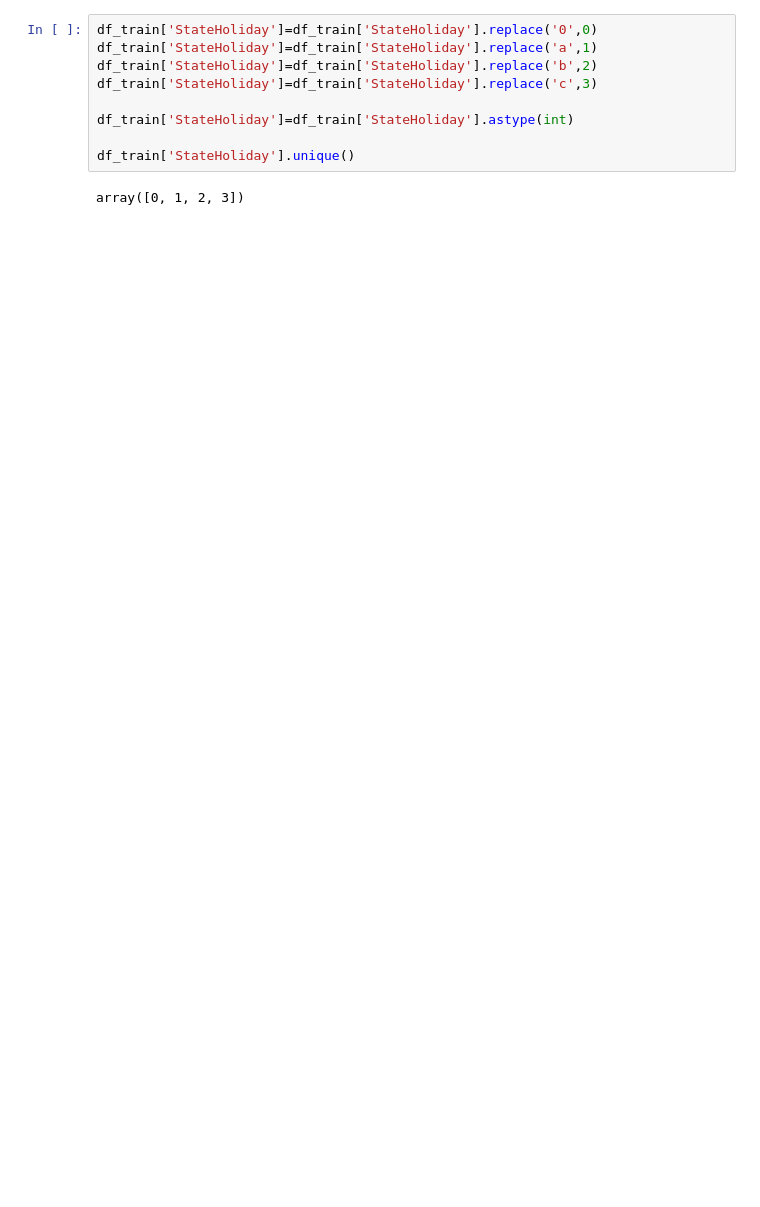
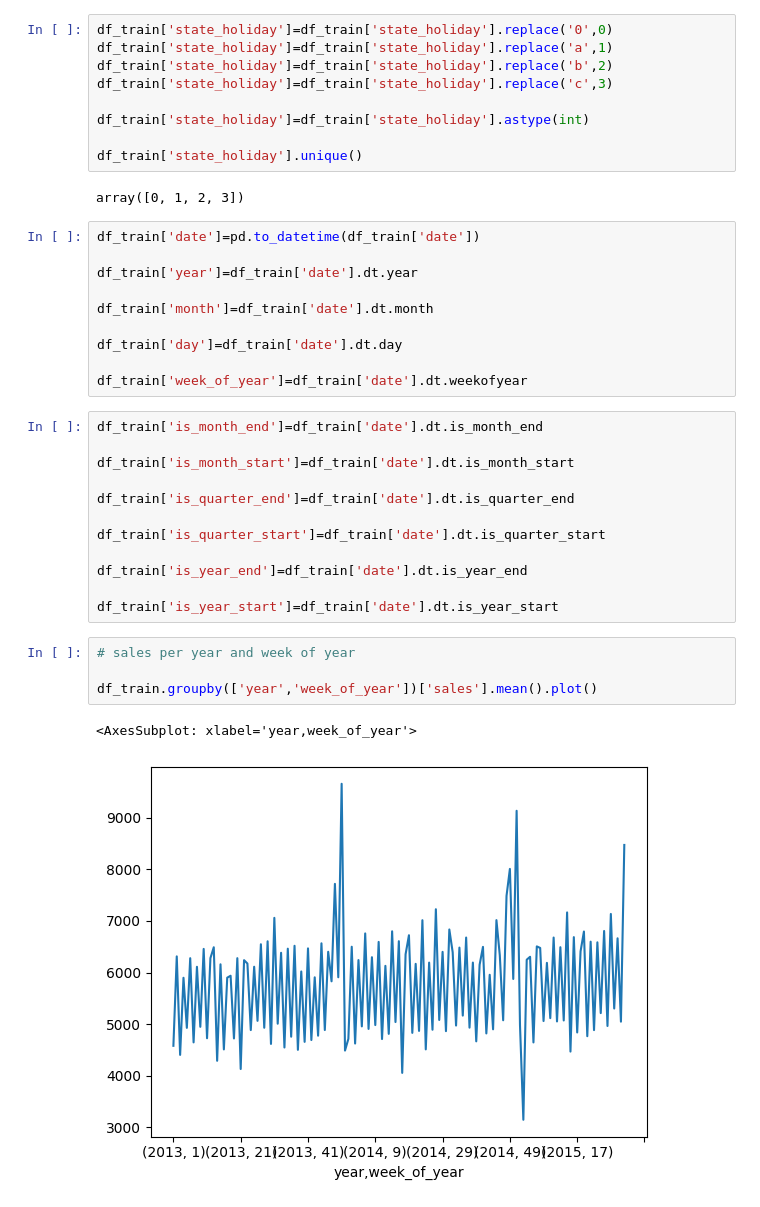
Before and after one commit to Bratpfannengamer/Rossmann, a Jupyter notebook: notebook_till.ipynb, the cells around one changed output. Saved outputs shown, nothing was run; the diff lists cells and outputs as text; blank space fills up the shorter version.

```diff
--- a/notebook_till.ipynb
+++ b/notebook_till.ipynb
@@ -85,13 +95,42 @@ array(['0', 'a', 'b', 'c', 0], dtype=object)
 # %% [markdown]
 Zu Klassifizieren mit '0':0;'a':1;'b':2;'c':3
 # %%
-df_train['StateHoliday']=df_train['StateHoliday'].replace('0',0)
-df_train['StateHoliday']=df_train['StateHoliday'].replace('a',1)
-df_train['StateHoliday']=df_train['StateHoliday'].replace('b',2)
-df_train['StateHoliday']=df_train['StateHoliday'].replace('c',3)
+df_train['state_holiday']=df_train['state_holiday'].replace('0',0)
+df_train['state_holiday']=df_train['state_holiday'].replace('a',1)
+df_train['state_holiday']=df_train['state_holiday'].replace('b',2)
+df_train['state_holiday']=df_train['state_holiday'].replace('c',3)
 
-df_train['StateHoliday']=df_train['StateHoliday'].astype(int)
+df_train['state_holiday']=df_train['state_holiday'].astype(int)
 
-df_train['StateHoliday'].unique()
+df_train['state_holiday'].unique()
 # %% [output]
 array([0, 1, 2, 3])
+# %%
+df_train['date']=pd.to_datetime(df_train['date'])
+
+df_train['year']=df_train['date'].dt.year
+
+df_train['month']=df_train['date'].dt.month
+
+df_train['day']=df_train['date'].dt.day
+
+df_train['week_of_year']=df_train['date'].dt.weekofyear
+# %%
+df_train['is_month_end']=df_train['date'].dt.is_month_end
+
+df_train['is_month_start']=df_train['date'].dt.is_month_start
+
+df_train['is_quarter_end']=df_train['date'].dt.is_quarter_end
+
+df_train['is_quarter_start']=df_train['date'].dt.is_quarter_start
+
+df_train['is_year_end']=df_train['date'].dt.is_year_end
+
+df_train['is_year_start']=df_train['date'].dt.is_year_start
+# %%
+# sales per year and week of year
+
+df_train.groupby(['year','week_of_year'])['sales'].mean().plot()
+# %% [output]
+<AxesSubplot: xlabel='year,week_of_year'>
+[figure, added]
```
Also changed, not shown: parts of 9 cells of this notebook, 1 other file.
